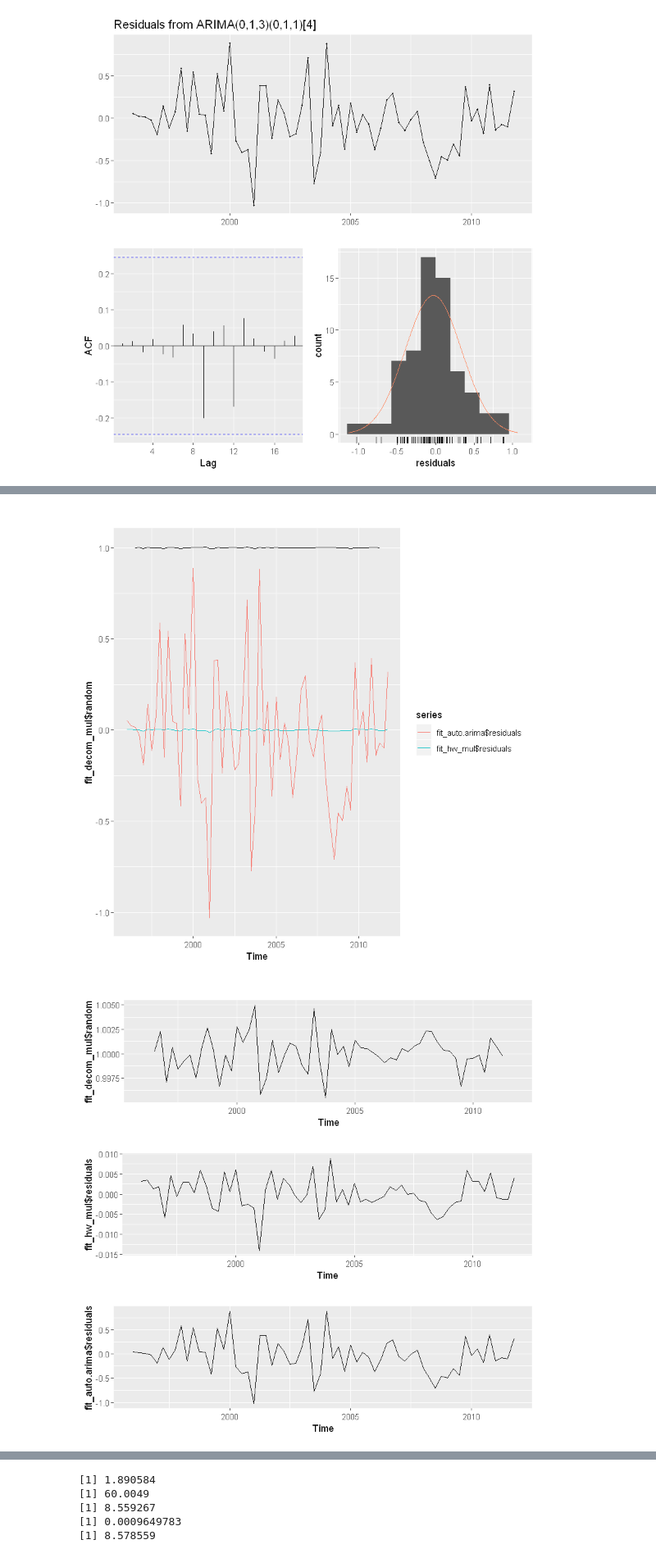
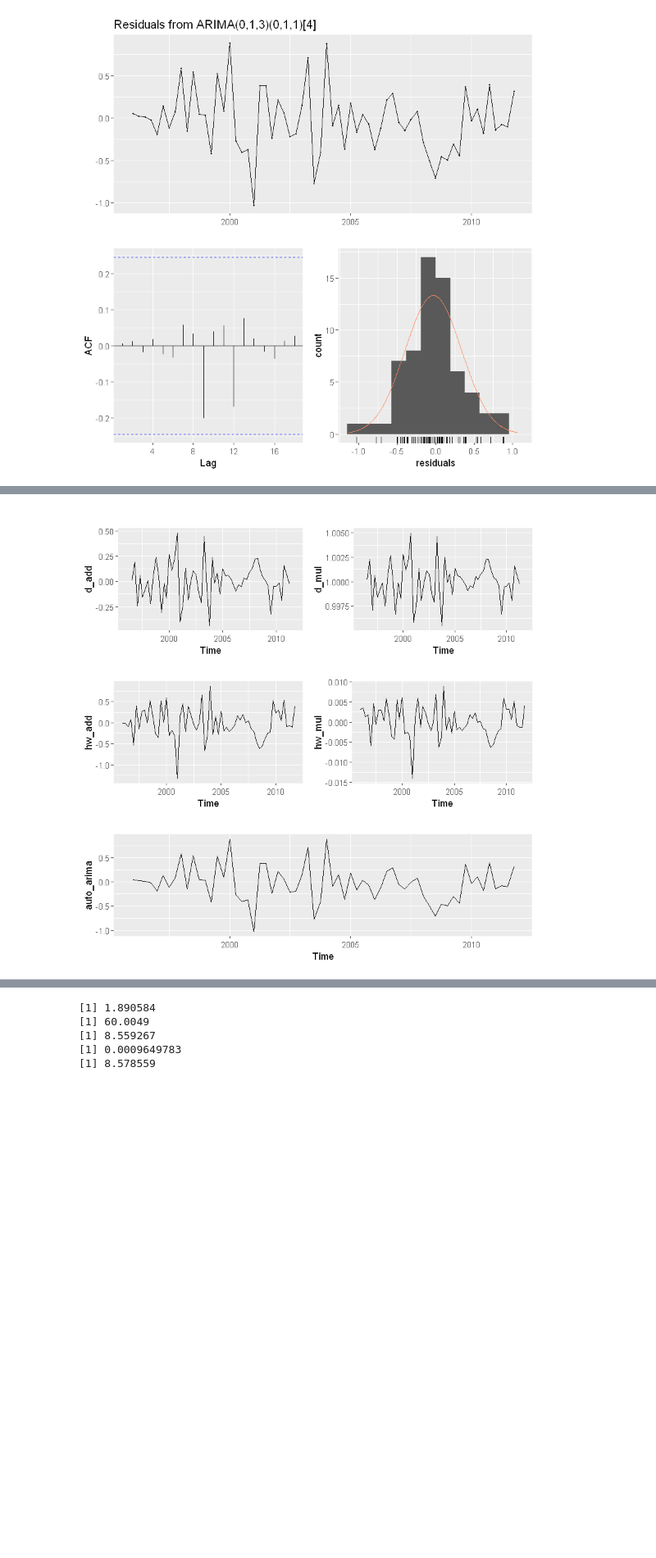
Before and after one commit to D4R6-Robot/Statistics, a Jupyter notebook: 2nd semester/02.TimeSeries/HW4/HW(4-4).ipynb, the cells around one changed output, grey strips where cells are left out. Shown: that part at 82% size. Drawn from its saved outputs; the diff is of its cells as text; code cells hidden in the pictures; blank space fills up the shorter version.

Commit message:
whole fit value & residuals update

```diff
--- a/2nd semester/02.TimeSeries/HW4/HW(4-4).ipynb
+++ b/2nd semester/02.TimeSeries/HW4/HW(4-4).ipynb
@@ -163,20 +180,17 @@ Model df: 4.   Total lags used: 8
 # %%
-autoplot(fit_decom_mul$random) +
-    autolayer(fit_hw_mul$residuals) +
-    autolayer(fit_auto.arima$residuals)
+p1 <- autoplot(fit_decom_add$random) + ylab('d_add')
+p2 <- autoplot(fit_decom_mul$random) + ylab('d_mul')
+p3 <- autoplot(fit_hw_add$residuals) + ylab('hw_add')
+p4 <- autoplot(fit_hw_mul$residuals) + ylab('hw_mul')
+p5 <- autoplot(fit_auto.arima$residuals) + ylab('auto_arima')
 
-p1 <- autoplot(fit_decom_mul$random)
-p2 <- autoplot(fit_hw_mul$residuals)
-p3 <- autoplot(fit_auto.arima$residuals)
-
-grid.arrange(p1, p2, p3,
+grid.arrange(p1, p2, p3, p4, p5,
     layout_matrix = rbind(
-        c(1),
-        c(2),
-        c(3)))
+        c(1, 2),
+        c(3, 4),
+        c(5)))
 # %% [output]
-[figure, old version]
+[figure, new version]
-[figure, removed]
 # %%
 # (c) 잔차들의 제곱의 합, 즉 sum(잔차^2)을 계산하고 어떤 모형이 주어진 자료를 가장 잘 설명하는 모형을
 # 선택하고 이 모형의 잔차에 대한 ACF 및 PACF 를 그리고 문제가 있는지 기술하라.
```
Also changed, not shown: parts of 2 cells of this notebook.
